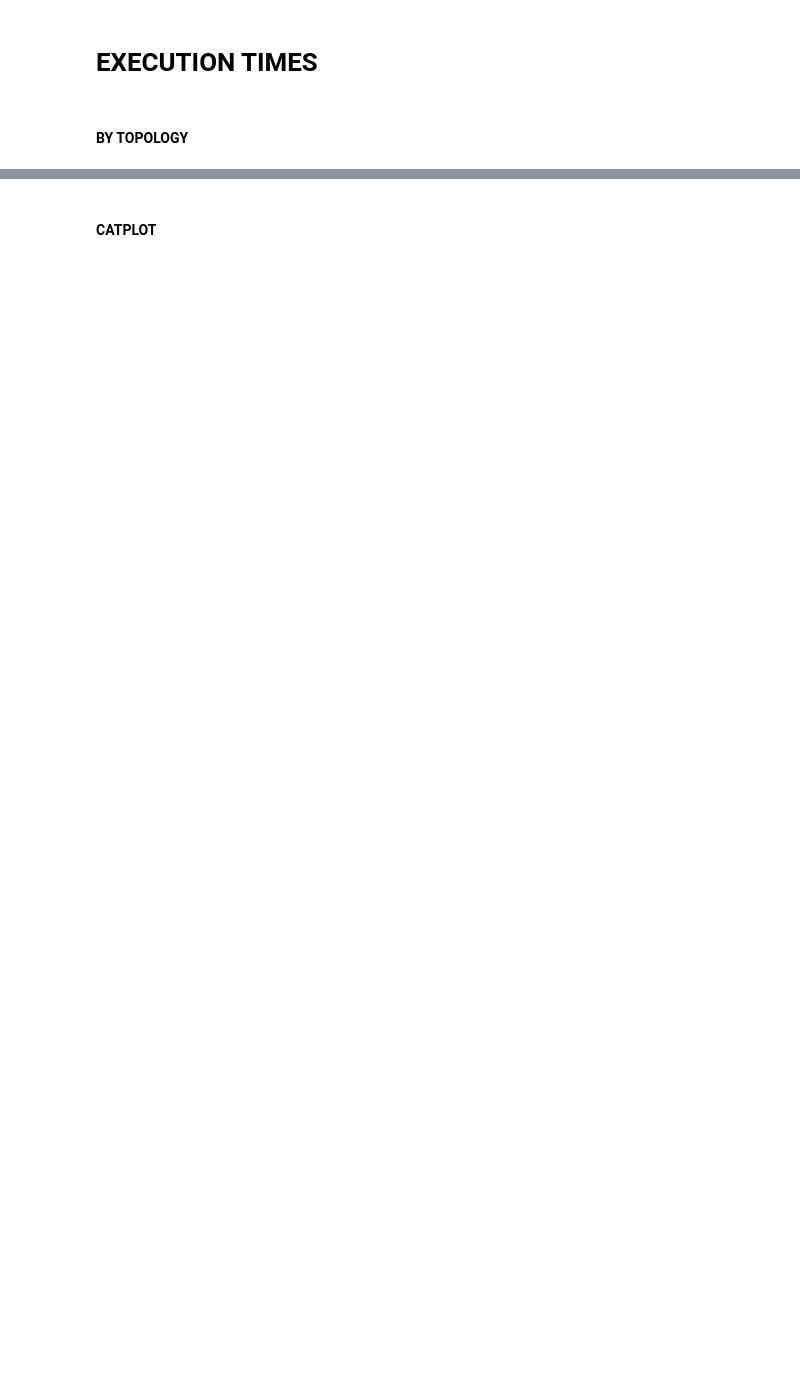
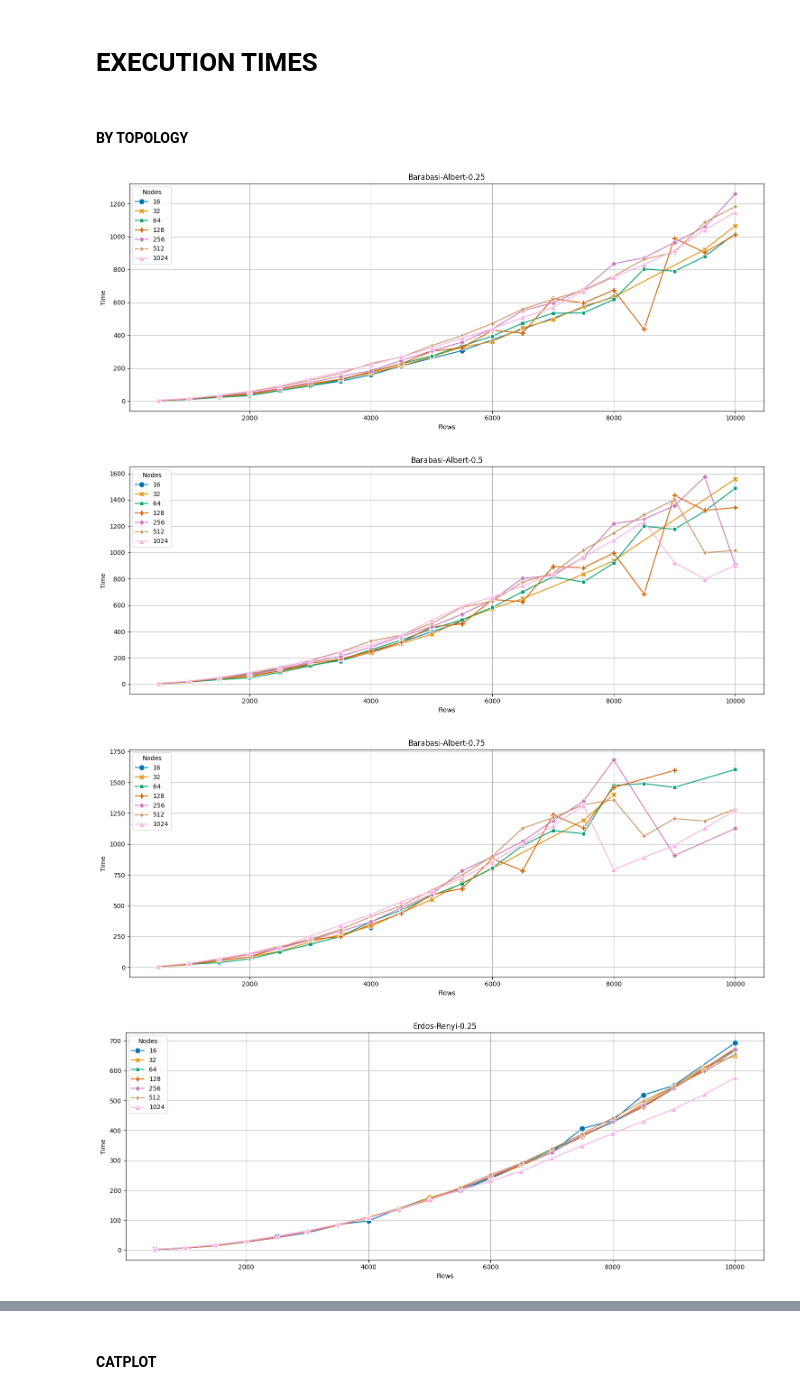
Before and after one commit to marianialessandro/dgLBF, a Jupyter notebook: sim/analyse.ipynb, the cells around one changed output, grey strips where cells are left out. Cells and saved outputs as stored; diff of their text form; code cells hidden in the pictures; blank space fills up the shorter version.

```diff
--- a/sim/analyse.ipynb
+++ b/sim/analyse.ipynb
@@ -38,10 +36,10 @@ df_fails_norel = df_fails_norel[~df_fails_norel['Nodes'].isin(TO_REMOVE)]
 from typing import Callable
 
 def by_topology(df_all: pd.DataFrame, fn: Callable, **kwargs):
-    for topology in TOPOLOGIES:
+    for topology in df_all["Topology"].unique():
         for rp in list(df_all["RepProb"].unique()):
             df_topo = df_all[(df_all['Topology'] == topology) & (df_all['RepProb'] == rp)]
-            fn(df_topo, title=f"Topology {topology}, RepProb {rp}", **kwargs)
+            fn(df_topo, title=f"{topology}-{rp}", **kwargs)
 
     fn(df_all, title='All Topologies', **kwargs)
 # %%
@@ -65,27 +63,34 @@ def remove_outliers_zscore(df_raw: pd.DataFrame, field: str , threshold: int = 3
 # %%
 def execution_times(df_et: pd.DataFrame, title: str):
     plt.figure(figsize=FIG_SIZE)
     sns.lineplot(
         data=df_et,
         x="Flows",
         y="Time",
         hue="Nodes",
         style="Nodes",
         markers=True,
         markersize=9,
         errorbar=None,
         dashes=False,
         palette="colorblind",
     )
 
     # Set plot title and labels
     plt.title(title)
     plt.xlabel('Flows')
     plt.ylabel('Time')
     plt.legend(title='Nodes')
     plt.grid(True)
     plt.tight_layout()
-    plt.savefig(f"plots/{title}.pdf", format='pdf', dpi=600)
+    path = PLOTS_DIR / "execution-time"
+    path.mkdir(parents=True, exist_ok=True)
+    # plt.savefig(path / f"{title}.pdf", format='pdf', dpi=600)
     plt.show()
 
 by_topology(df_success, execution_times)
+# %% [output]
+[figure, added]
+[figure, added]
+[figure, added]
+[figure, added]
```
Also changed, not shown: parts of 9 cells of this notebook, 12 other files.
